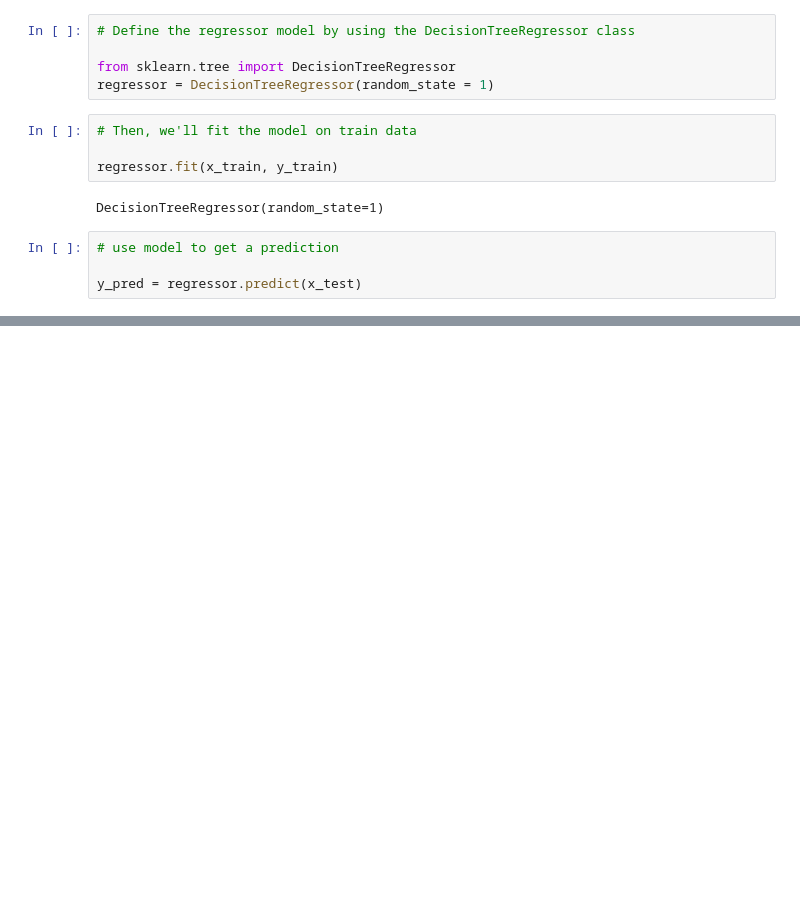
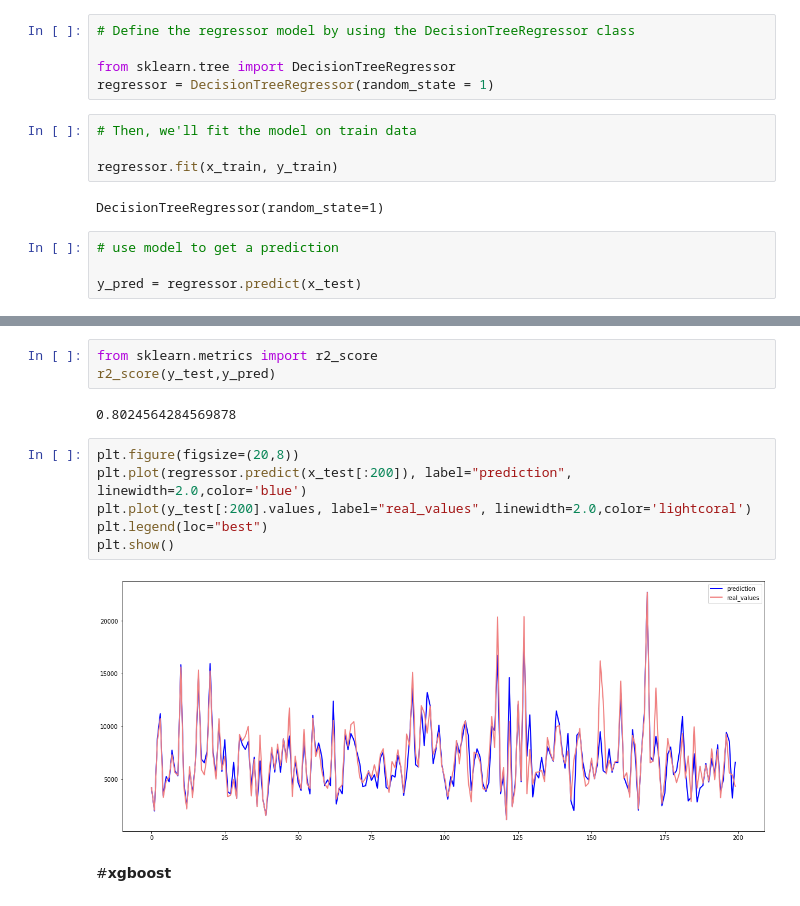
Before and after one commit to MadhurAwasthi/Rossmann-Sales-Prediction---Capstone-Project, a Jupyter notebook: Rossmann_Sales_Prediction_Capstone_Project.ipynb, the cells around one changed output, grey strips where cells are left out. Saved outputs shown, nothing was run; the diff lists cells and outputs as text; blank space fills up the shorter version.

```diff
--- a/Rossmann_Sales_Prediction_Capstone_Project.ipynb
+++ b/Rossmann_Sales_Prediction_Capstone_Project.ipynb
@@ -925,0 +884,15 @@ r2 score:  0.8026107335184394
+# %%
+from sklearn.metrics import r2_score
+r2_score(y_test,y_pred)
+# %% [output]
+0.8024564284569878
+# %%
+plt.figure(figsize=(20,8))
+plt.plot(regressor.predict(x_test[:200]), label="prediction", linewidth=2.0,color='blue')
+plt.plot(y_test[:200].values, label="real_values", linewidth=2.0,color='lightcoral')
+plt.legend(loc="best")
+plt.show()
+# %% [output]
+[figure, added]
+# %% [markdown]
+#**xgboost**
```
Also changed, not shown: parts of 39 cells of this notebook.
